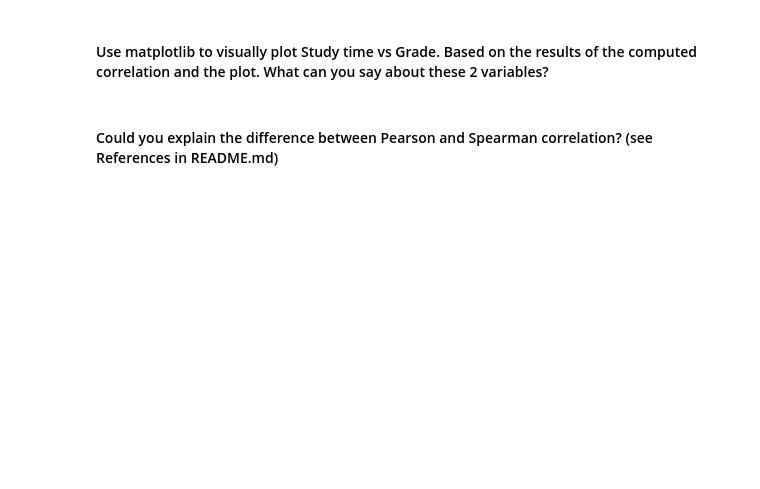
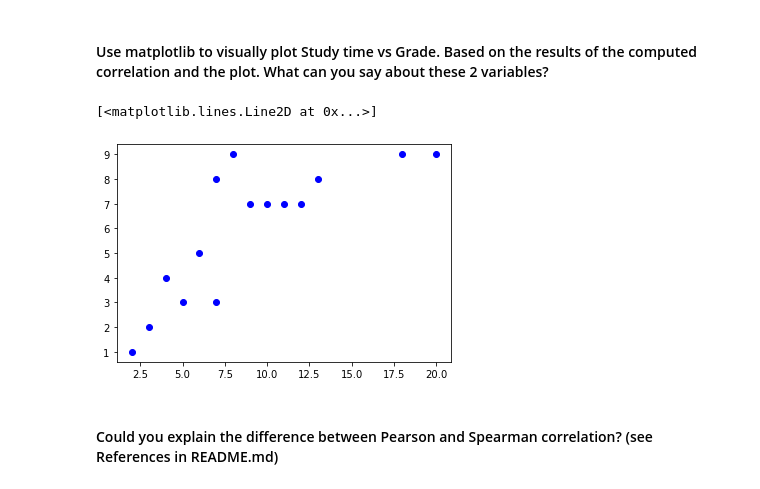
Before and after one commit to ta-data-lis/lab-pivot-table-and-correlation, a Jupyter notebook: your_code/main.ipynb, the cells around one changed output. Cells and saved outputs as stored; diff of their text form; code cells hidden in the pictures; blank space fills up the shorter version.

```diff
--- a/your_code/main.ipynb
+++ b/your_code/main.ipynb
@@ -315,5 +350,9 @@ Name: Steps, dtype: float64
 #### Use matplotlib to visually plot Study time vs Grade. Based on the results of the computed correlation and the plot. What can you say about these 2 variables?
 # %%
 # your answer here
+plt.plot(time_grades['Study time'],time_grades['Grade'],'bo')
+# %% [output]
+[<matplotlib.lines.Line2D at 0x...>]
+[figure, added]
 # %% [markdown]
 #### Could you explain the difference between Pearson and Spearman correlation? (see References in README.md)
```
Also changed, not shown: parts of 9 cells of this notebook.
